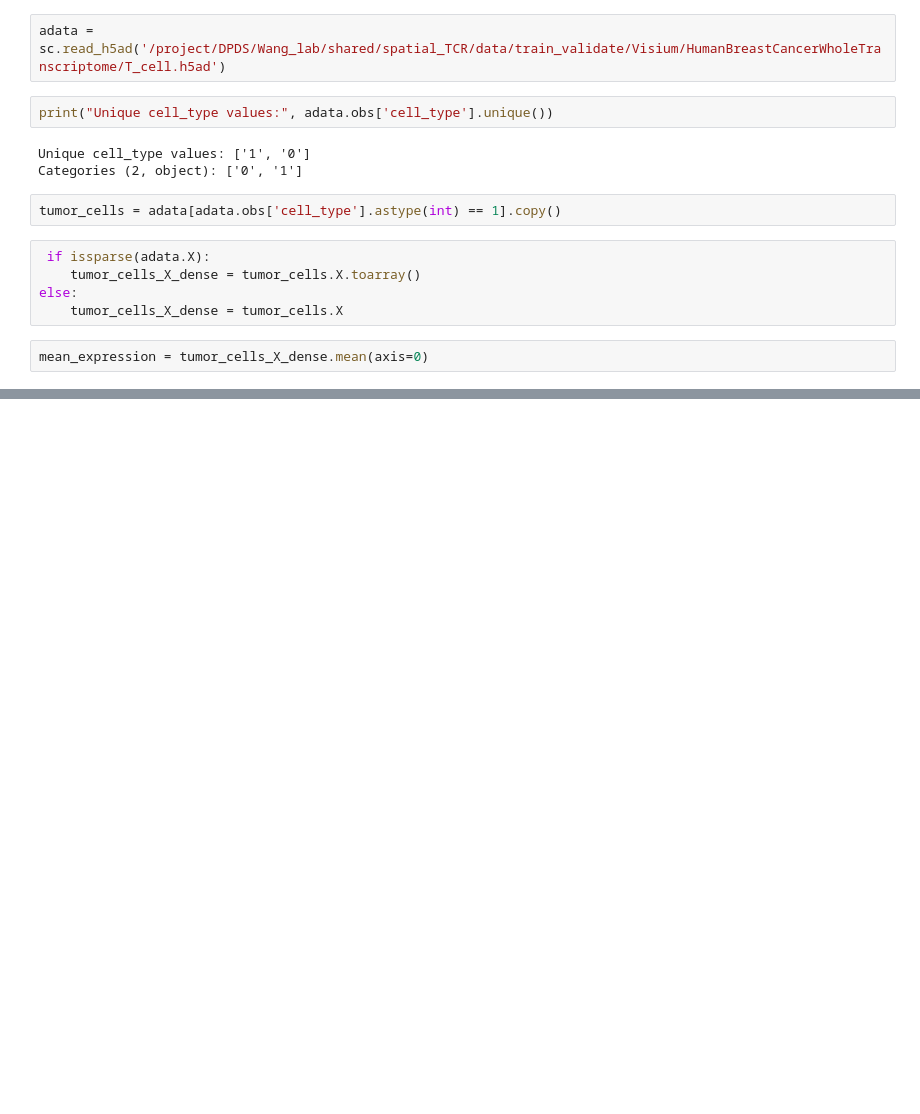
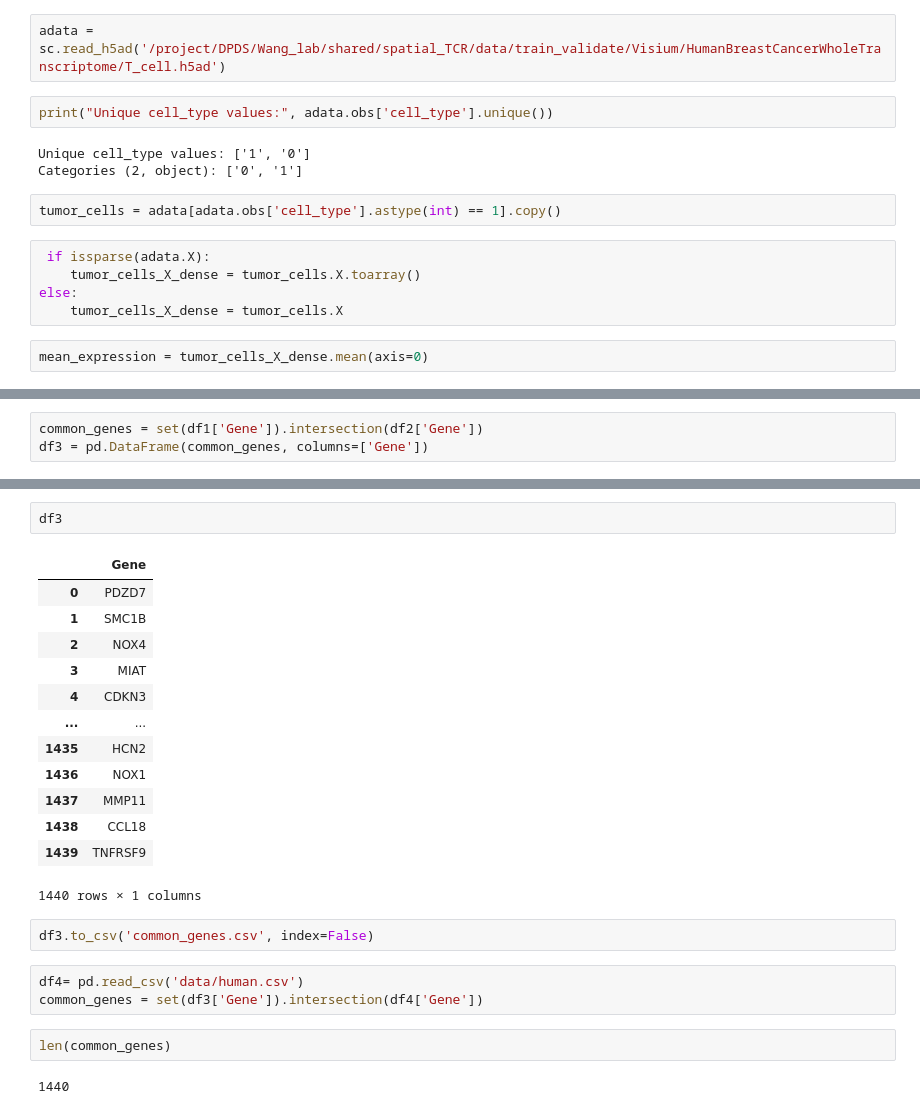
Before and after one commit to yaober/SPACER, a Jupyter notebook: result.ipynb, the cells around one changed output, grey strips where cells are left out. Cells and saved outputs as stored; diff of their text form; blank space fills up the shorter version.

```diff
--- a/result.ipynb
+++ b/result.ipynb
@@ -159,0 +183,3 @@ mean_expression = tumor_cells_X_dense.mean(axis=0)
+# %%
+common_genes = set(df1['Gene']).intersection(df2['Gene'])
+df3 = pd.DataFrame(common_genes, columns=['Gene'])
@@ -159,0 +190,25 @@ mean_expression = tumor_cells_X_dense.mean(axis=0)
+# %%
+df3
+# %% [output]
+|  | Gene |
+| 0 | PDZD7 |
+| 1 | SMC1B |
+| 2 | NOX4 |
+| 3 | MIAT |
+| 4 | CDKN3 |
+| ... | ... |
+| 1435 | HCN2 |
+| 1436 | NOX1 |
+| 1437 | MMP11 |
+| 1438 | CCL18 |
+| 1439 | TNFRSF9 |
+1440 rows × 1 columns
+# %%
+df3.to_csv('common_genes.csv', index=False)
+# %%
+df4= pd.read_csv('data/human.csv')
+common_genes = set(df3['Gene']).intersection(df4['Gene'])
+# %%
+len(common_genes)
+# %% [output]
+1440
```
Also changed, not shown: parts of 5 cells of this notebook, 10 other files.
